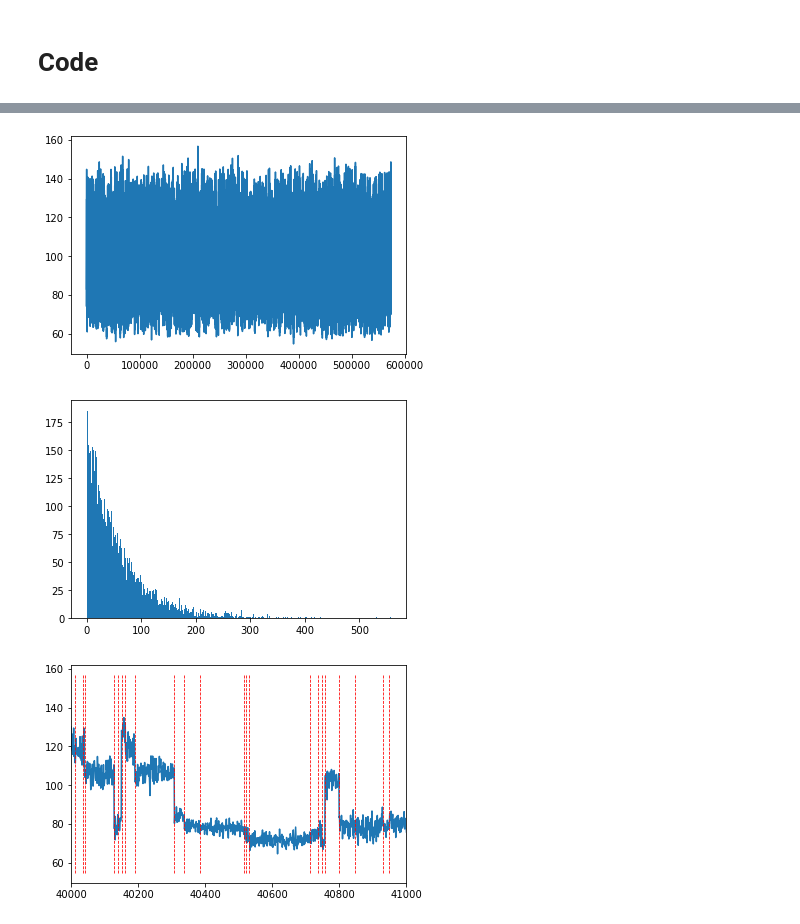
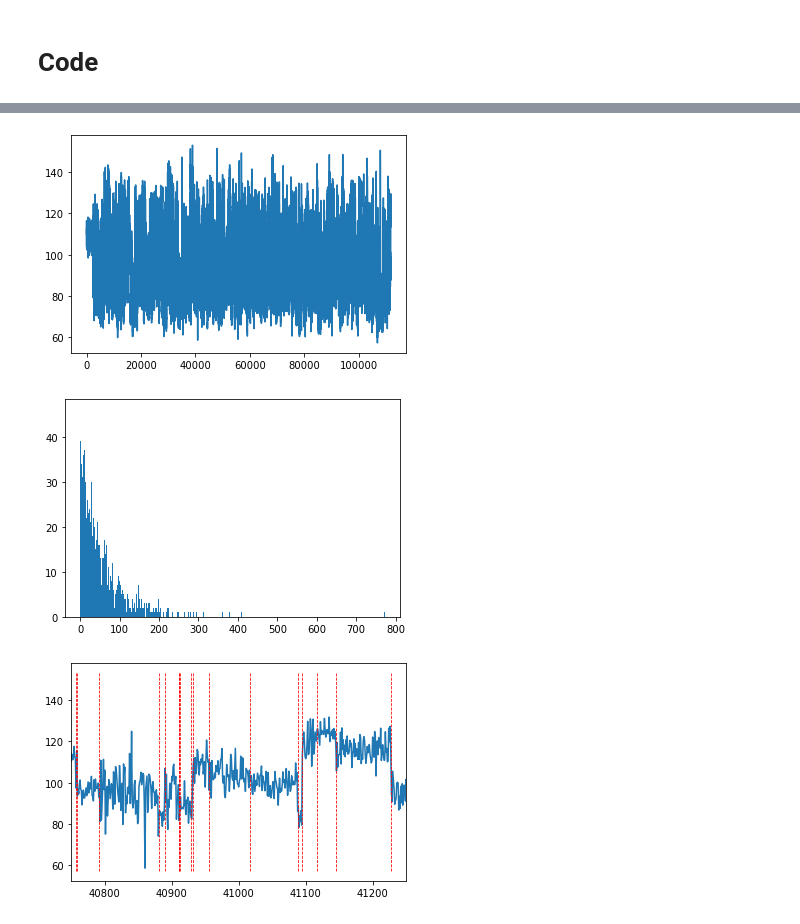
Before and after one commit to JannesSP/ont_simsig, a Jupyter notebook: testing/simulate.ipynb, the cells around one changed output, grey strips where cells are left out. Saved outputs shown, nothing was run; the diff lists cells and outputs as text; code cells hidden in the pictures.

```diff
--- a/testing/simulate.ipynb
+++ b/testing/simulate.ipynb
@@ -50,6 +50,6 @@ plt.show()
 # %%
 rna_models = os.path.join('..', 'data', 'template_median69pA.model')
 # nice way to simulate random RNA strand
-reference = ''.join(random.choices('ACGT', k=10000))
+reference = "A" * 50 + ''.join(random.choices('ACGT', k=2000))
 print(reference)
 # %% [output]
@@ -65,7 +65,7 @@ last_border = 0
 for n in range(len(reference) - 5):
     kmer = reference[n:n+5]
     # segment lengths seem to follow the exponential function with scale = 1/lambda ~ 58.475 (source: median of the segment means of all reads of the epinano RNA (mod) dataset), we need to discretise it
-    segment_length = np.random.exponential(58, 1).astype(int)
+    segment_length = np.random.exponential(55.7, 1).astype(int)
     last_border += segment_length
     borders.append(last_border.item())
 
@@ -79,12 +79,12 @@ plt.show()
 plt.hist(np.diff(borders), bins = max(np.diff(borders)))
 plt.show()
 # %% [output]
-[figure, old version]
+[figure, new version]
-[figure, old version]
+[figure, new version]
 # %%
 plt.plot(sim_signal)
 plt.vlines(borders, ymin = min(sim_signal), ymax=max(sim_signal), color = 'red', linestyle = '--', linewidth = 0.8)
-plt.xlim((40000, 41000))
+plt.xlim((40750, 41250))
 plt.show()
 # %% [output]
-[figure, old version]
+[figure, new version]
```
Also changed, not shown: parts of 2 cells of this notebook, 11 other files.
